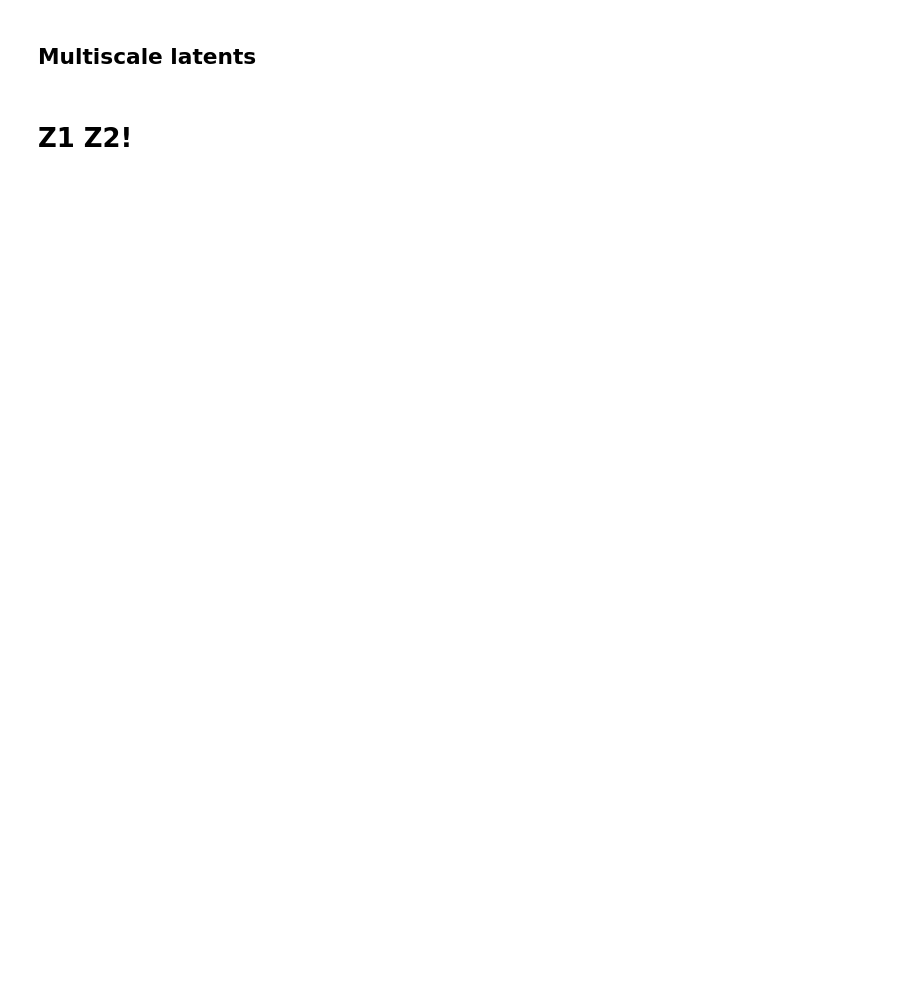
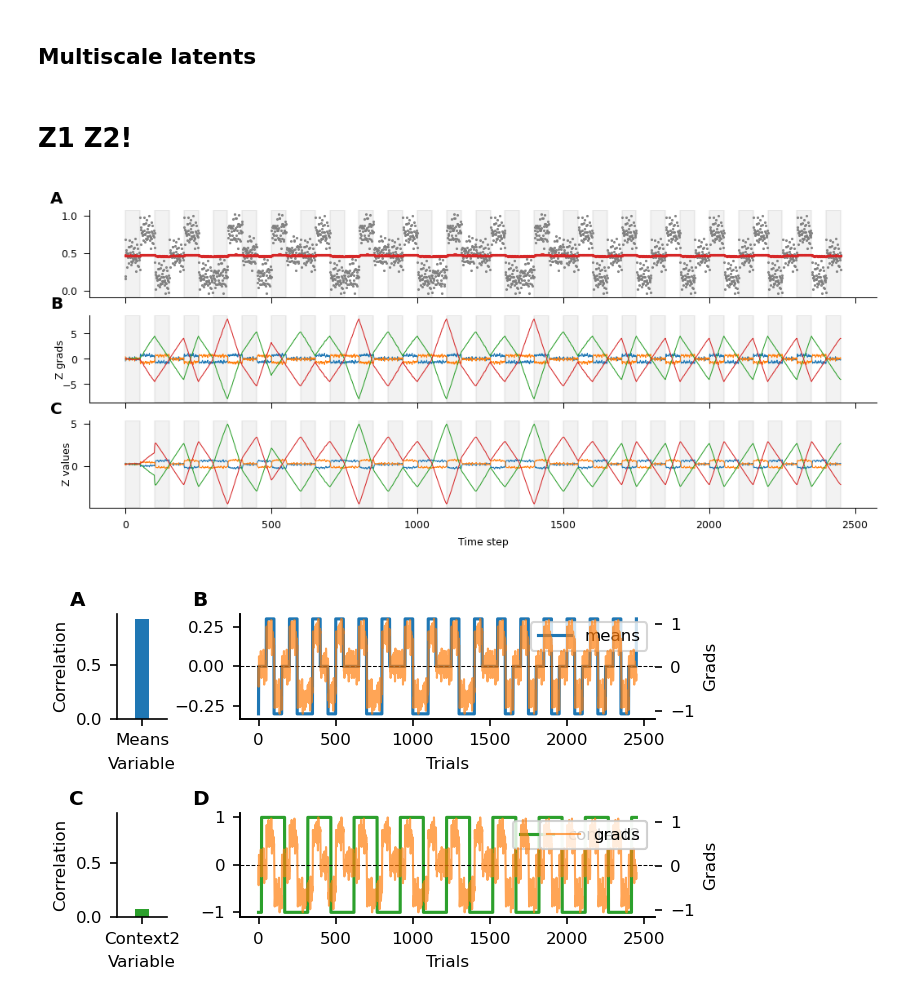
Before and after one commit to hummosa/contextual_switching_task, a Jupyter notebook: two_latents_flat_hierarchy.ipynb, the cells around one changed output. Saved outputs shown, nothing was run; the diff lists cells and outputs as text; code cells hidden in the pictures; blank space fills up the shorter version.

```diff
--- a/two_latents_flat_hierarchy.ipynb
+++ b/two_latents_flat_hierarchy.ipynb
@@ -78,3 +78,38 @@ _use_optimized_thalamus = False
 if train_model:
         memory_buffer, losses = adapt_model_v3(model, env, _use_oracle, config, 'WU', horizon, nn.MSELoss(), 0, logger)
         plot_behavior(memory_buffer, env, losses, config, _use_oracle )
+# %%
+config.training_phases[0]['config']['no_of_blocks'] = 50
+testing_env = Generative_environment(config, experiment=experiment)
+
+if horizon_long_short == 'long':
+        horizon = int(training_phase_1_config['max_trials_per_block'] * (1+1))
+else:
+        horizon = 5
+optimizer = 'LU'
+logger = Logger(config)
+criterion = nn.MSELoss(reduction='sum')
+_use_optimized_thalamus = False
+config.backprop_only_last_timestep = False
+config.accummulate_thalamus_temporally = True
+
+testing_memory_buffer, testing_losses = adapt_model_v3(model, testing_env, _use_oracle, config, optimizer, horizon, criterion,
+                                                0, logger, _use_optimized_thalamus=_use_optimized_thalamus,)
+# ONLY USE two of the thalalmus_grads and thalalmus
+# testing_memory_buffer.timestep_data['thalamus_grad'] = np.stack(testing_memory_buffer.timestep_data['thalamus_grad'])[...,2:]
+# testing_memory_buffer.timestep_data['thalamus'] = np.stack(testing_memory_buffer.timestep_data['thalamus'])[...,2:]
+
+plot_grads(testing_memory_buffer, testing_env, x1=50, x2=np.inf)
+prespecified_thalamus_untrained = np.stack(testing_memory_buffer.timestep_data['thalamus'])
+plot_modulations(testing_memory_buffer, testing_env, testing_losses, config, x1=50, x2=np.inf, latent_dim = 0, replace_context2_with_level2=False)
+plot_modulations(testing_memory_buffer, testing_env, testing_losses, config, x1=50, x2=np.inf, latent_dim = 2, replace_context2_with_level2=True)
+
+# plot_modulations(testing_memory_buffer, testing_env, testing_losses, config, x1=50, x2=np.inf, latent_dim = 1)
+# plot_task_and_hierarchies_illustration(testing_memory_buffer, testing_env, testing_losses, config,  )
+# from plot_functions import plot_dual_modulations
+plot_dual_modulations(testing_memory_buffer, testing_env, testing_losses, config, x1=50, x2=np.inf, replace_context2_with_level2=True)# (testing_memory_buffer, testing_env, testing_losses, config, x1=50, x2=np.inf, latent_dim = 0)
+# plot_modulations(testing_memory_buffer, testing_env, testing_losses, config, x1=50, x2=np.inf, latent_dim = 1)
+# plot_behavior(testing_memory_buffer, testing_env, testing_losses, config, _use_oracle,)
+# %% [output]
+[figure, added]
+[figure, added]
```
Also changed, not shown: parts of 38 cells of this notebook, 1 other file.
